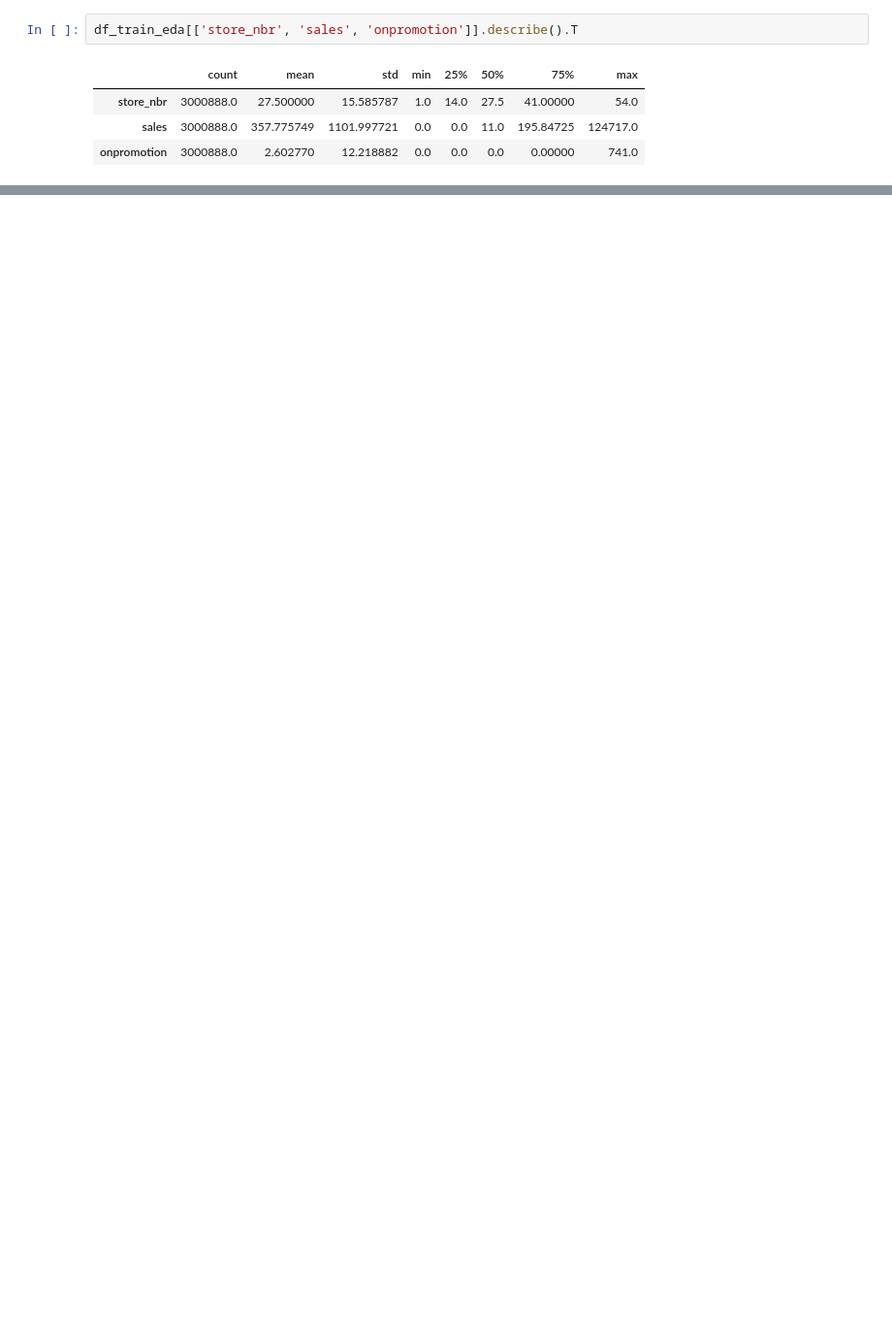
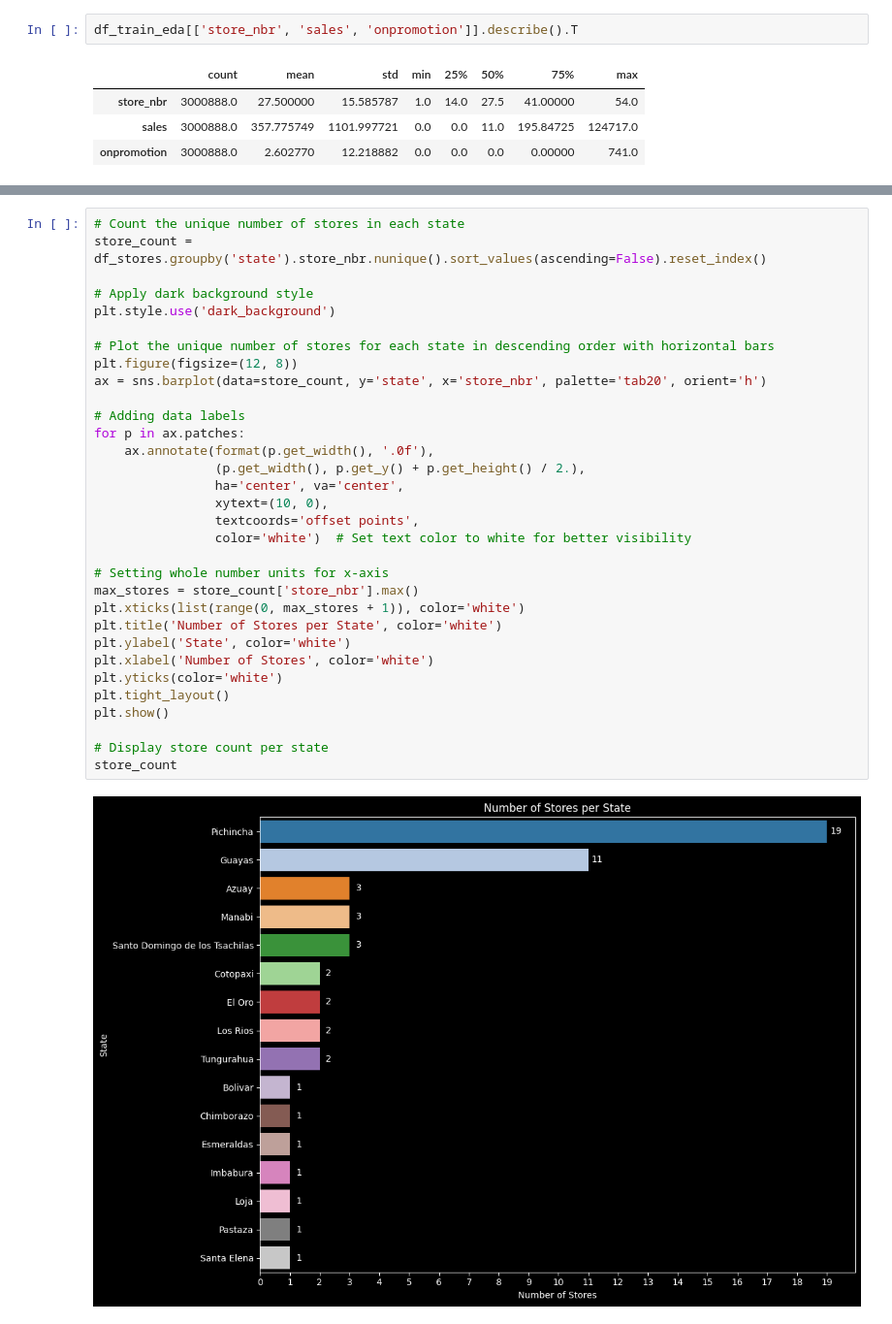
Before and after one commit to worlakuma/Time_Series_Analysis, a Jupyter notebook: Notebook/TS_Forecasting_Project.ipynb, the cells around one changed output, grey strips where cells are left out. Shown at 97% size. Saved outputs shown, nothing was run; the diff lists cells and outputs as text; blank space fills up the shorter version.

```diff
--- a/Notebook/TS_Forecasting_Project.ipynb
+++ b/Notebook/TS_Forecasting_Project.ipynb
@@ -779,0 +847,34 @@ df_train_eda.describe(include='object').T
+# %%
+# Count the unique number of stores in each state
+store_count = df_stores.groupby('state').store_nbr.nunique().sort_values(ascending=False).reset_index()
+
+# Apply dark background style
+plt.style.use('dark_background')
+
+# Plot the unique number of stores for each state in descending order with horizontal bars
+plt.figure(figsize=(12, 8))
+ax = sns.barplot(data=store_count, y='state', x='store_nbr', palette='tab20', orient='h')
+
+# Adding data labels
+for p in ax.patches:
+    ax.annotate(format(p.get_width(), '.0f'),
+                (p.get_width(), p.get_y() + p.get_height() / 2.),
+                ha='center', va='center',
+                xytext=(10, 0),
+                textcoords='offset points',
+                color='white')  # Set text color to white for better visibility
+
+# Setting whole number units for x-axis
+max_stores = store_count['store_nbr'].max()
+plt.xticks(list(range(0, max_stores + 1)), color='white')
+plt.title('Number of Stores per State', color='white')
+plt.ylabel('State', color='white')
+plt.xlabel('Number of Stores', color='white')
+plt.yticks(color='white')
+plt.tight_layout()
+plt.show()
+
+# Display store count per state
+store_count
+# %% [output]
+[figure, added]
```
Also changed, not shown: parts of 57 cells of this notebook.
